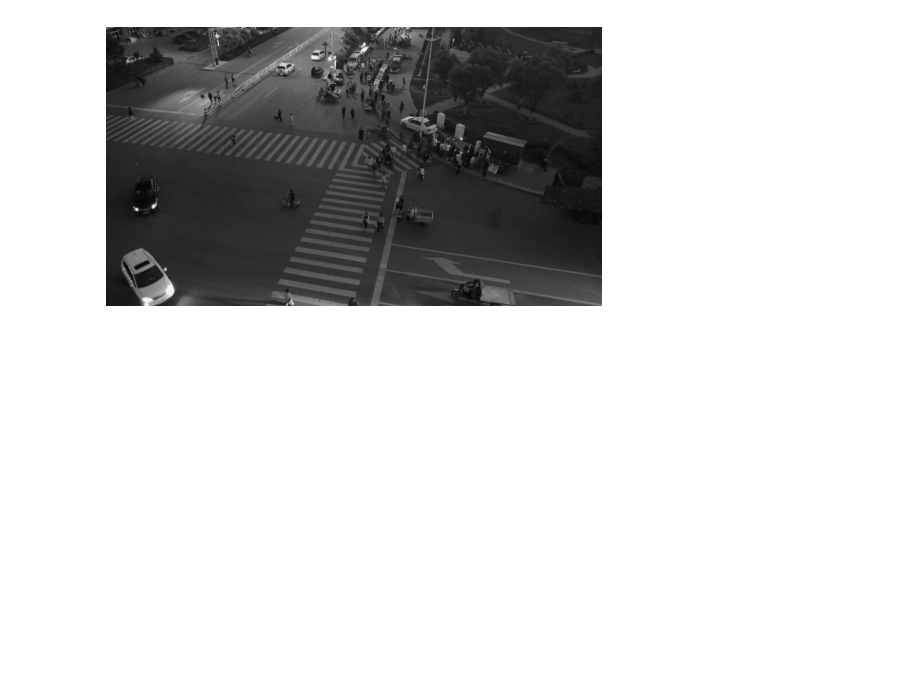
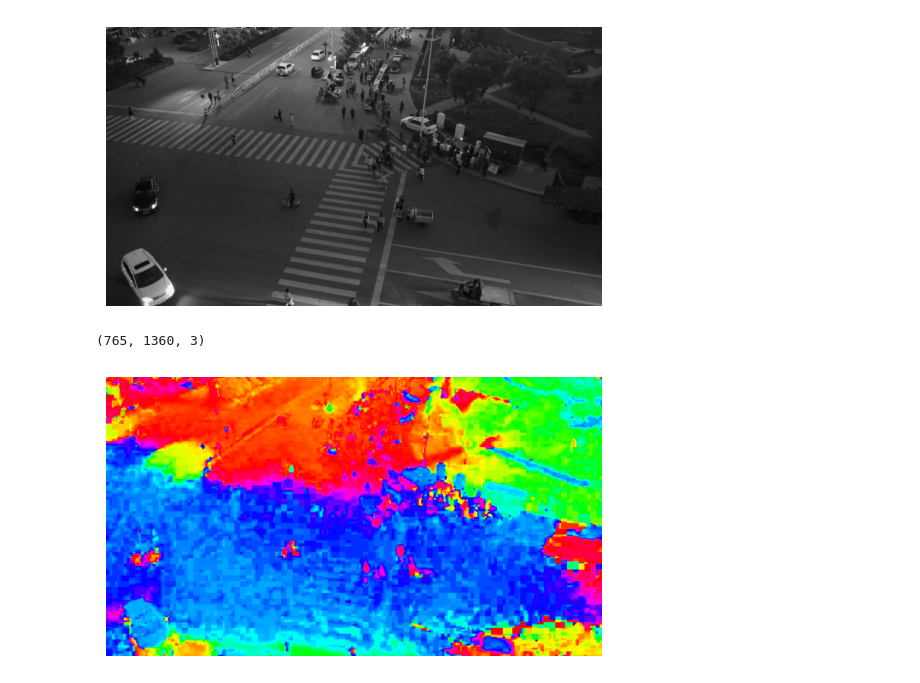
Before and after one commit to khanim-abdullayeva/UAV-Object-Detection-Tracking, a Jupyter notebook: notebooks/01_opencv_fundamentals.ipynb, the cells around one changed output. Saved outputs shown, nothing was run; the diff lists cells and outputs as text; code cells hidden in the pictures; blank space fills up the shorter version.

Commit message:
Convert the original UAV image from BGR to HSV

```diff
--- a/notebooks/01_opencv_fundamentals.ipynb
+++ b/notebooks/01_opencv_fundamentals.ipynb
@@ -83,3 +83,19 @@ gray_image.shape
 # %% [output]
 (765, 1360)
 [figure]
+# %%
+# Convert the original UAV image from BGR to HSV
+hsv_image = cv2.cvtColor(image, cv2.COLOR_BGR2HSV)
+
+# Extract the Hue channel from the HSV image
+hue = hsv_image[:, :, 0]
+
+# Display the Hue channel
+plt.imshow(hue, cmap = "hsv")
+plt.axis("off")
+
+# Check the dimensions of the HSV image
+hsv_image.shape
+# %% [output]
+(765, 1360, 3)
+[figure, added]
```
